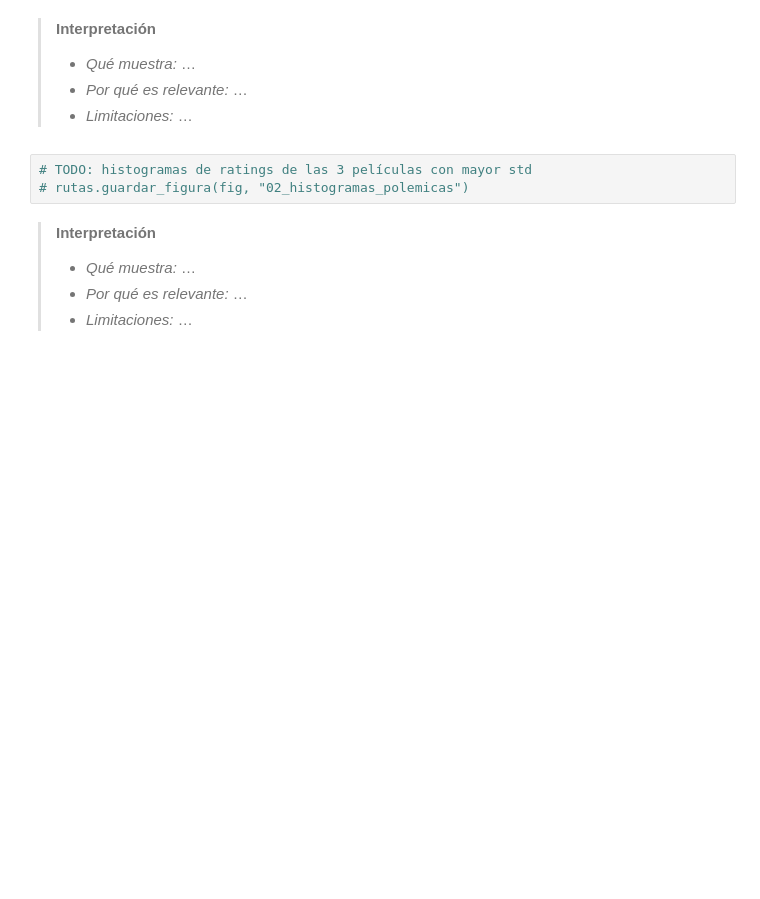
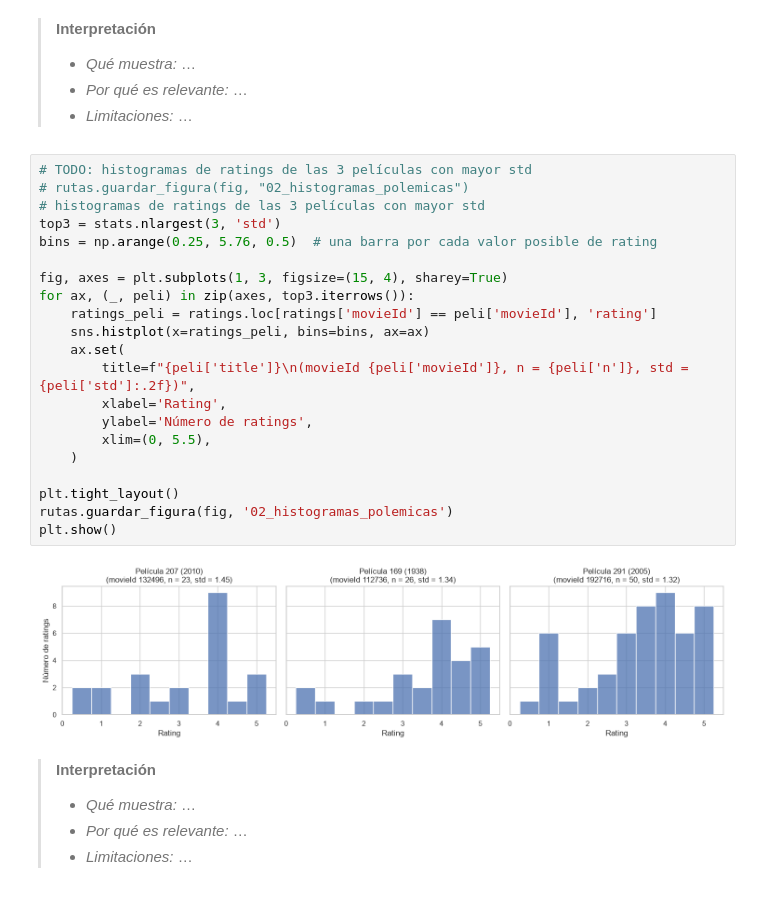
Before and after one commit to srandres-git/movielens-proyecto-integrador, a Jupyter notebook: notebooks/02_popularidad_polarizacion.ipynb, the cells around one changed output. Saved outputs shown, nothing was run; the diff lists cells and outputs as text; blank space fills up the shorter version.

```diff
--- a/notebooks/02_popularidad_polarizacion.ipynb
+++ b/notebooks/02_popularidad_polarizacion.ipynb
@@ -74,6 +241,26 @@ Spearman como medida principal (n es muy asimétrico) y Pearson como comparació
 # %%
 # TODO: histogramas de ratings de las 3 películas con mayor std
 # rutas.guardar_figura(fig, "02_histogramas_polemicas")
+# histogramas de ratings de las 3 películas con mayor std
+top3 = stats.nlargest(3, 'std')
+bins = np.arange(0.25, 5.76, 0.5)  # una barra por cada valor posible de rating
+
+fig, axes = plt.subplots(1, 3, figsize=(15, 4), sharey=True)
+for ax, (_, peli) in zip(axes, top3.iterrows()):
+    ratings_peli = ratings.loc[ratings['movieId'] == peli['movieId'], 'rating']
+    sns.histplot(x=ratings_peli, bins=bins, ax=ax)
+    ax.set(
+        title=f"{peli['title']}\n(movieId {peli['movieId']}, n = {peli['n']}, std = {peli['std']:.2f})",
+        xlabel='Rating',
+        ylabel='Número de ratings',
+        xlim=(0, 5.5),
+    )
+
+plt.tight_layout()
+rutas.guardar_figura(fig, '02_histogramas_polemicas')
+plt.show()
+# %% [output]
+[figure, added]
 # %% [markdown]
 > **Interpretación**
 > - *Qué muestra:* …
```
Also changed, not shown: parts of 9 cells of this notebook, 9 other files.
